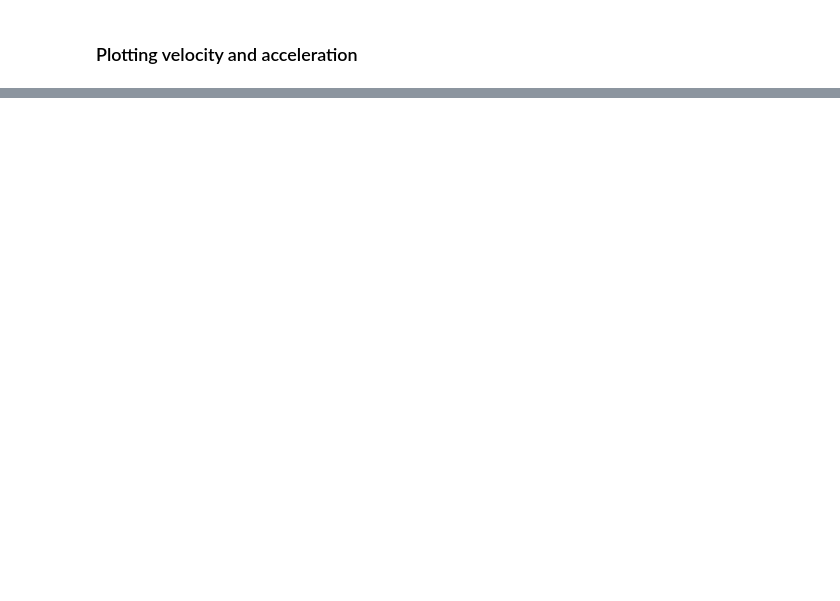
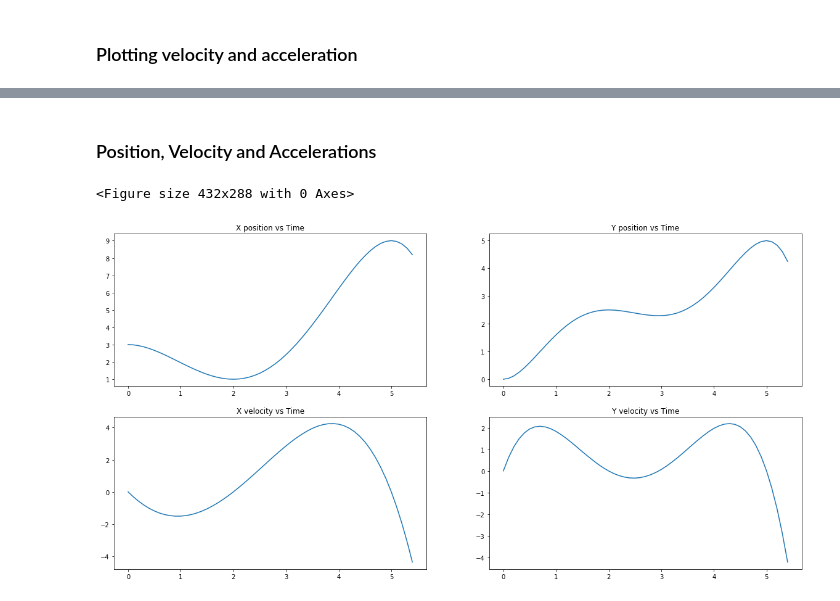
Before and after one commit to BonJovi1/Trajectory-Planning, a Jupyter notebook: code.ipynb, the cells around one changed output, grey strips where cells are left out. Drawn from its saved outputs; the diff is of its cells as text; code cells hidden in the pictures; blank space fills up the shorter version.

```diff
--- a/code.ipynb
+++ b/code.ipynb
@@ -109,0 +269,7 @@ plt.plot(time, y_vel) # y velocity vs time
+# %% [markdown]
+### Position, Velocity and Accelerations
+# %%
+plot2(x,y, x_vel, y_vel)
+# %% [output]
+<Figure size 432x288 with 0 Axes>
+[figure, added]
```
Also changed, not shown: parts of 43 cells of this notebook, 1 other file.
